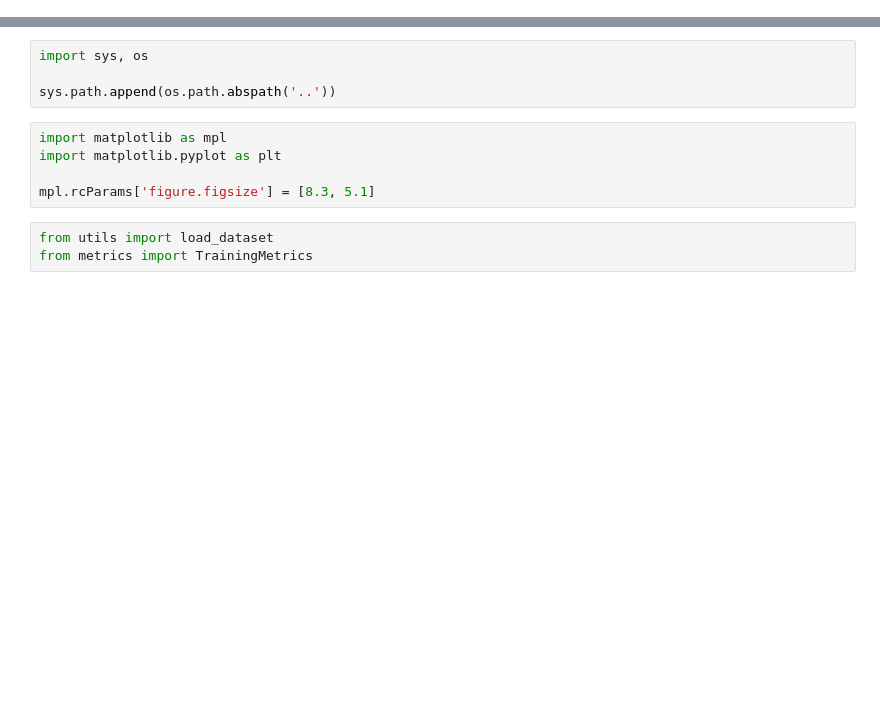
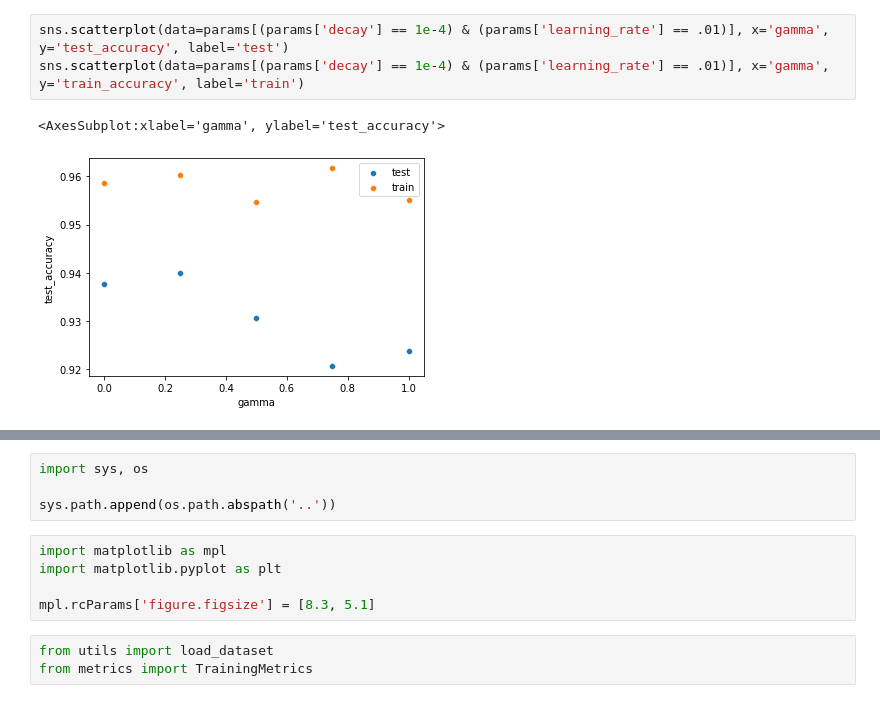
Before and after one commit to arnauddhaene/deep-learning-mini-projects-ee559, a Jupyter notebook: Proj1/notebooks/workbench.ipynb, the cells around one changed output, grey strips where cells are left out. Saved outputs shown, nothing was run; the diff lists cells and outputs as text; blank space fills up the shorter version.

```diff
--- a/Proj1/notebooks/workbench.ipynb
+++ b/Proj1/notebooks/workbench.ipynb
@@ -0,0 +64,6 @@
+# %%
+sns.scatterplot(data=params[(params['decay'] == 1e-4) & (params['learning_rate'] == .01)], x='gamma', y='test_accuracy', label='test')
+sns.scatterplot(data=params[(params['decay'] == 1e-4) & (params['learning_rate'] == .01)], x='gamma', y='train_accuracy', label='train')
+# %% [output]
+<AxesSubplot:xlabel='gamma', ylabel='test_accuracy'>
+[figure, added]
```
Also changed, not shown: parts of 15 cells of this notebook, 5 other files.
